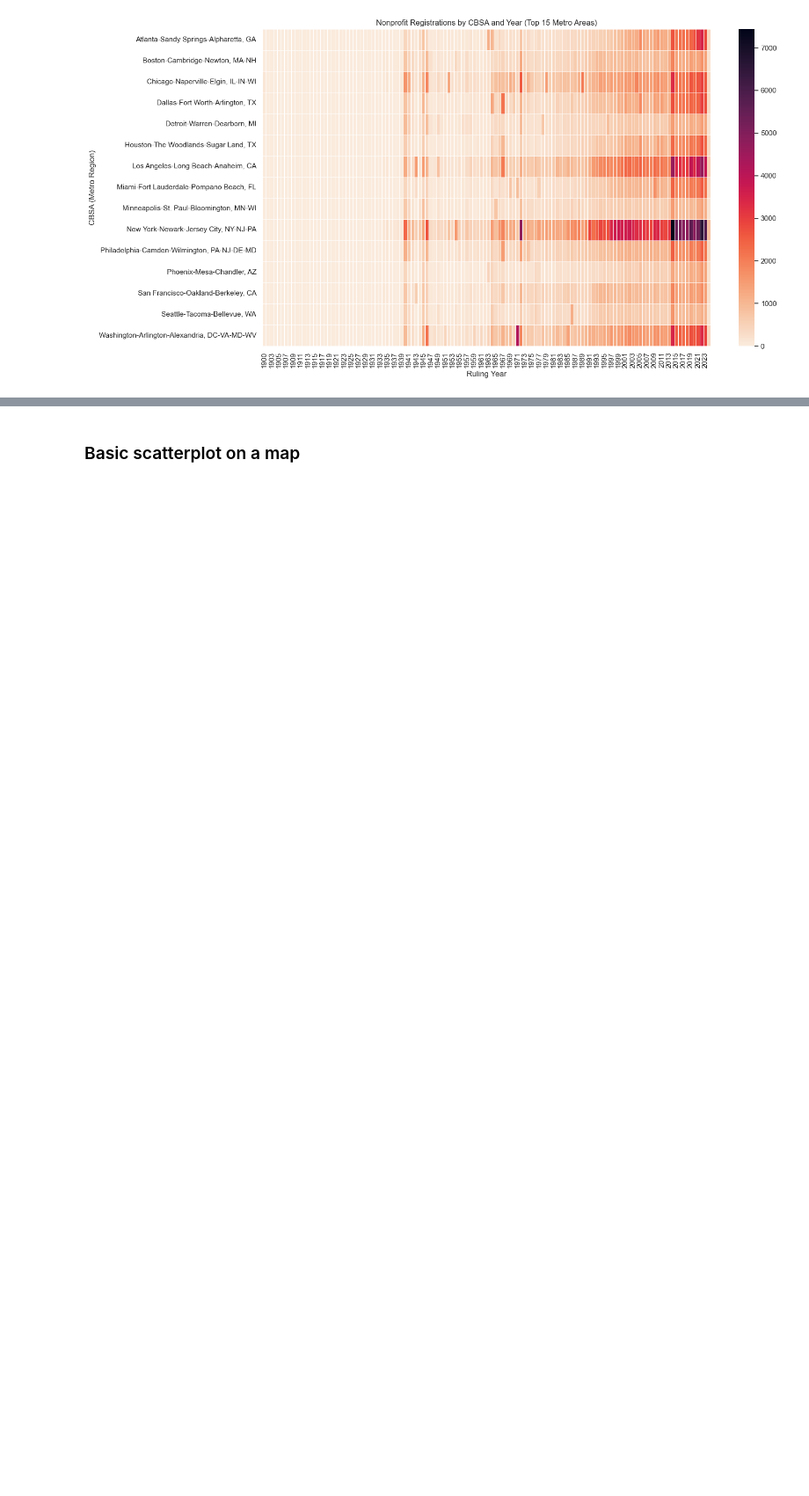
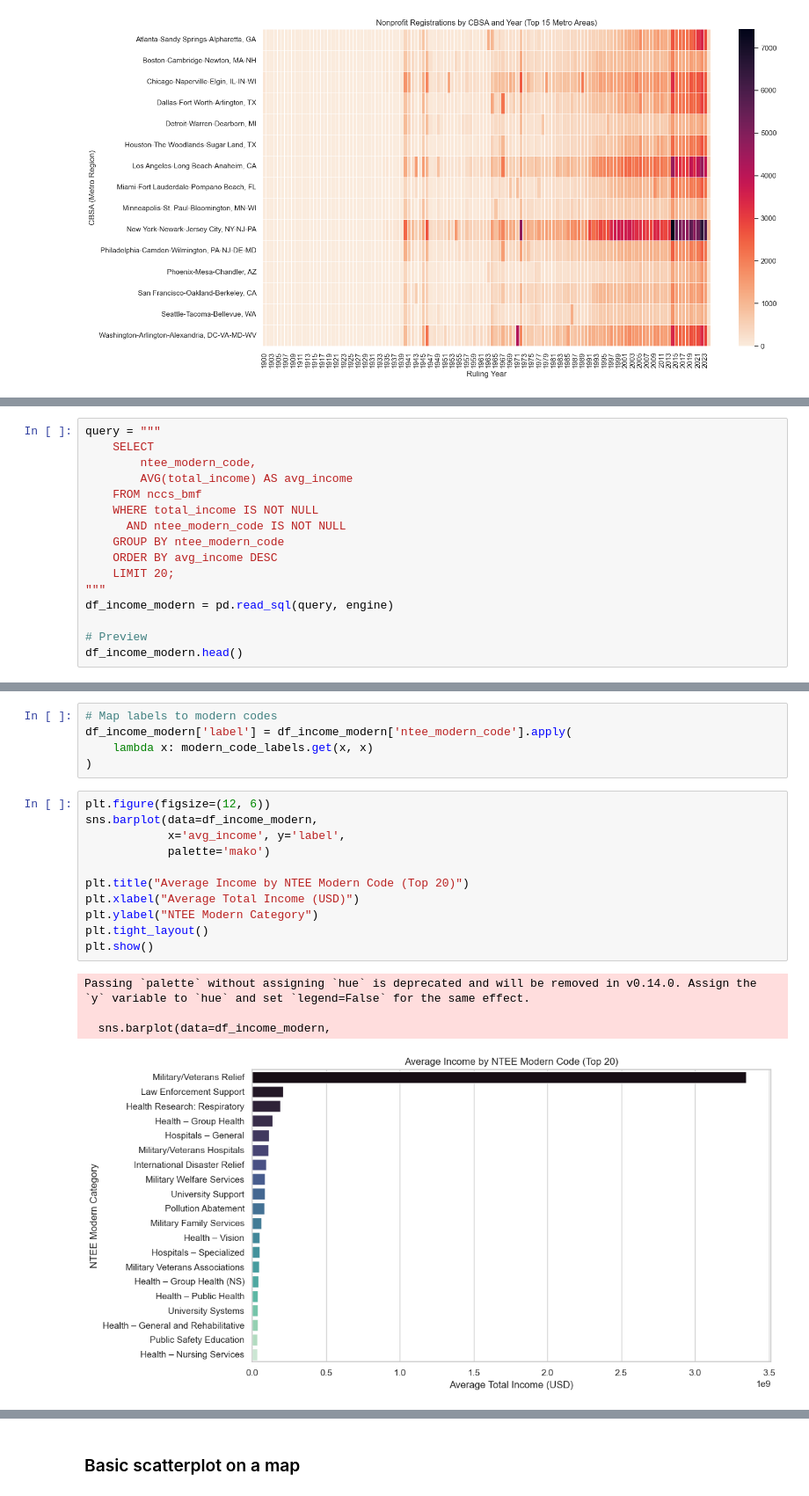
Before and after one commit to appu313/Business-Master-File-Analytics, a Jupyter notebook: bmf_visualization.ipynb, the cells around one changed output, grey strips where cells are left out. Shown at 88% size. Drawn from its saved outputs; the diff is of its cells as text; blank space fills up the shorter version.

Commit message:
changes to bmf visualizations

```diff
--- a/bmf_visualization.ipynb
+++ b/bmf_visualization.ipynb
@@ -851,0 +877,16 @@ plt.show()
+# %%
+query = """
+    SELECT
+        ntee_modern_code,
+        AVG(total_income) AS avg_income
+    FROM nccs_bmf
+    WHERE total_income IS NOT NULL
+      AND ntee_modern_code IS NOT NULL
+    GROUP BY ntee_modern_code
+    ORDER BY avg_income DESC
+    LIMIT 20;
+"""
+df_income_modern = pd.read_sql(query, engine)
+
+# Preview
+df_income_modern.head()
@@ -851,0 +900,21 @@ plt.show()
+# %%
+# Map labels to modern codes
+df_income_modern['label'] = df_income_modern['ntee_modern_code'].apply(
+    lambda x: modern_code_labels.get(x, x)
+)
+# %%
+plt.figure(figsize=(12, 6))
+sns.barplot(data=df_income_modern,
+            x='avg_income', y='label',
+            palette='mako')
+
+plt.title("Average Income by NTEE Modern Code (Top 20)")
+plt.xlabel("Average Total Income (USD)")
+plt.ylabel("NTEE Modern Category")
+plt.tight_layout()
+plt.show()
+# %% [output]
+Passing `palette` without assigning `hue` is deprecated and will be removed in v0.14.0. Assign the `y` variable to `hue` and set `legend=False` for the same effect.
+
+  sns.barplot(data=df_income_modern,
+[figure, added]
```
Also changed, not shown: parts of 9 cells of this notebook.
